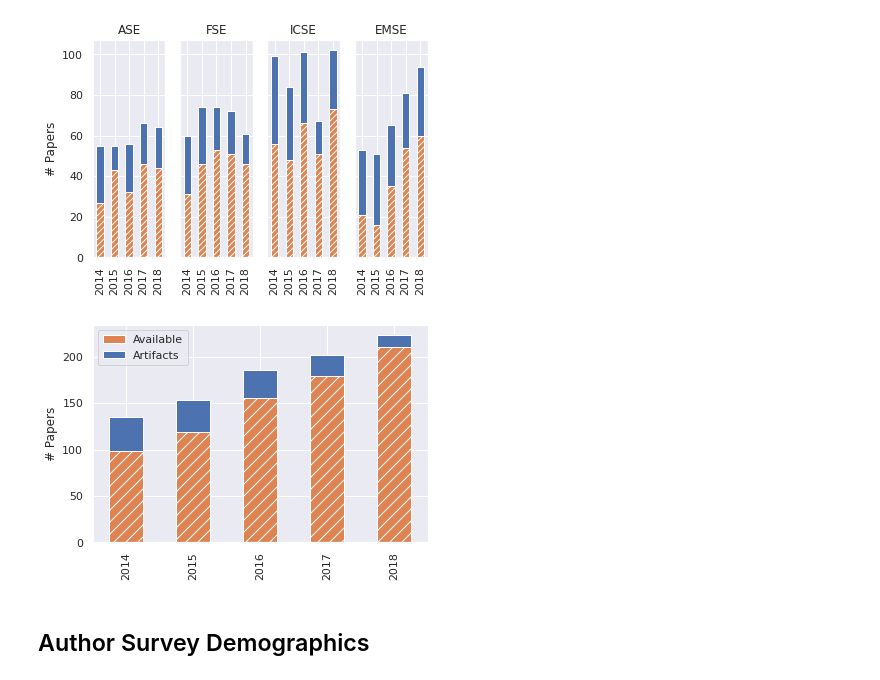
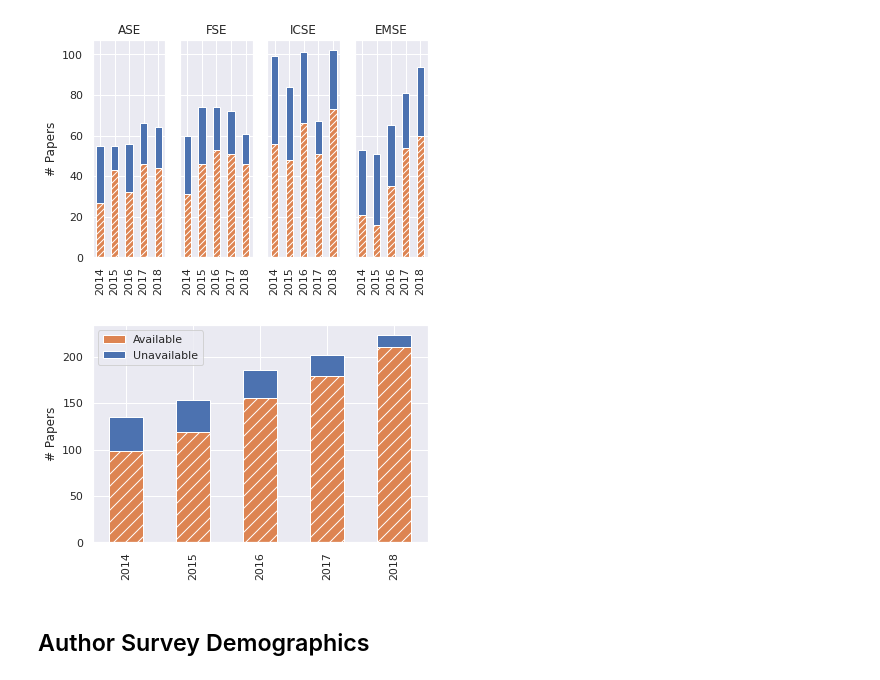
Before and after one commit to ChrisTimperley/se-artifact-sharing, a Jupyter notebook: se-artifacts.ipynb, the cells around one changed output. Cells and saved outputs as stored; diff of their text form; code cells hidden in the pictures.

Commit message:
ensure that figures directory exists and fixed caption on availability figure

```diff
--- a/se-artifacts.ipynb
+++ b/se-artifacts.ipynb
@@ -1,12 +1,25 @@
 # %%
+import os
+
 import pandas as pd
+import matplotlib.figure
 import matplotlib.pyplot as plt
 import numpy as np
 import yaml
 import seaborn as sns
 
+FIGURES_DIR = "figures"
+
 # Apply the default theme
 sns.set_theme()
+
+# Ensure that the figures directory exists
+if not os.path.exists(FIGURES_DIR):
+    os.mkdir(FIGURES_DIR)
+
+
+def save_figure(figure: matplotlib.figure.Figure, filename: str) -> None:
+    figure.savefig(os.path.join(FIGURES_DIR, filename))
 # %%
 with open('data/aec.csv') as f:
     aecs = pd.read_csv(f).set_index(['year'])
@@ -72,22 +84,21 @@ fig.savefig("figures/artifact-prevalence.pdf")
 # %%
 my_colors = ['#dd8452', '#4c72b0']
 
 df = papers[['year', 'is_alive', 'is_dead']]
 df = df.groupby(['year']).agg(
         {'is_alive': 'sum',
          'is_dead': 'sum',
         })
-df.rename(columns={'is_dead': 'Artifacts'}, inplace=True)
+df.rename(columns={'is_dead': 'Unavailable'}, inplace=True)
 df.rename(columns={'is_alive': 'Available'}, inplace=True)
 ax = df.plot(kind='bar', stacked=True, legend=True, ylabel='# Papers', xlabel='', color=my_colors)
 
 for bar in ax.patches[:5]:
     bar.set_hatch('//')
 
-fig = ax.get_figure()
-fig.savefig("figures/availability.pdf")
+save_figure(ax.get_figure(), "availability.pdf")
 # %% [output]
-[figure, old version]
+[figure, new version]
 # %% [markdown]
 ## Author Survey Demographics
 # %%
```
Also changed, not shown: parts of 3 cells of this notebook.
